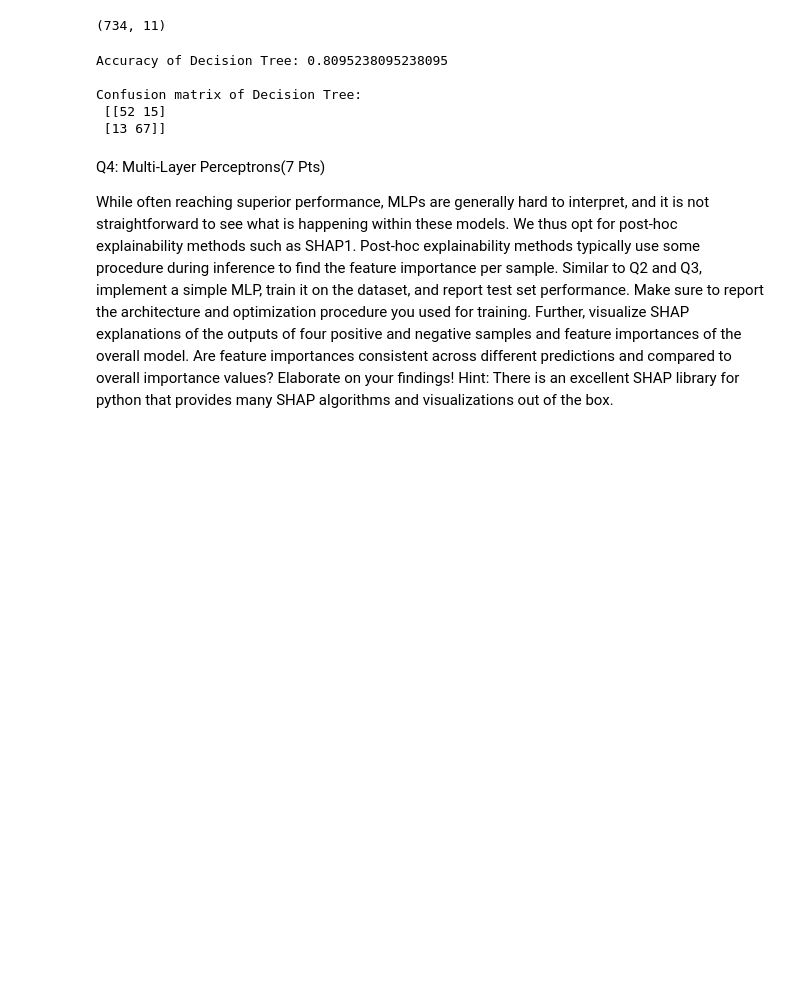
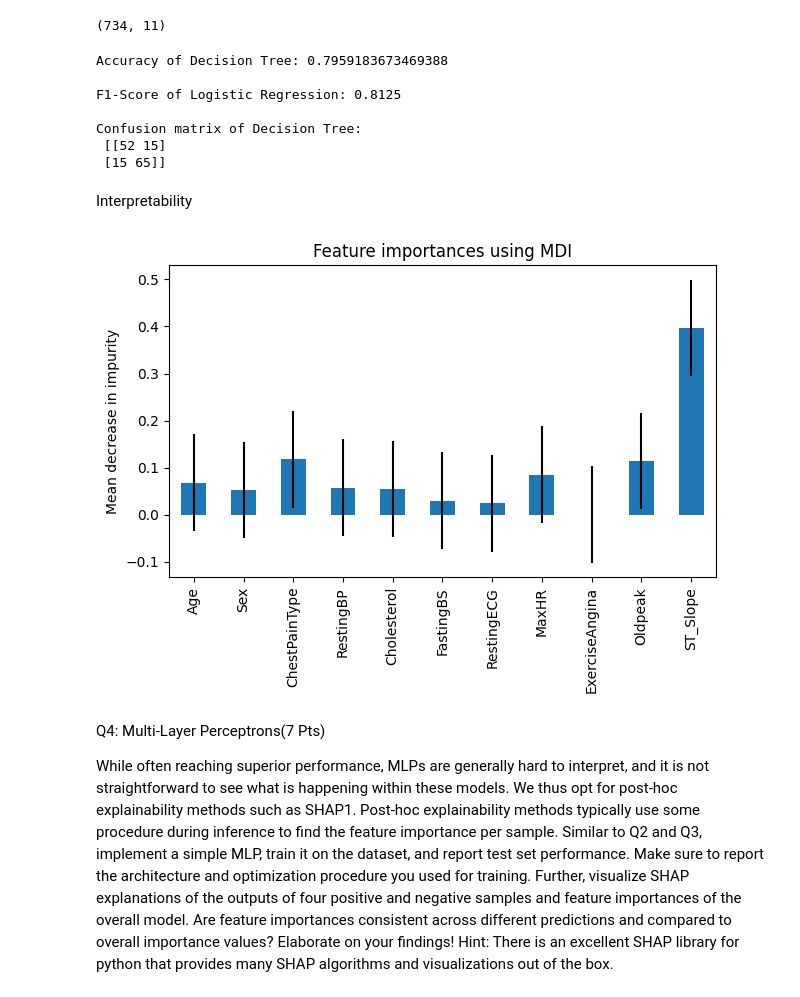
Before and after one commit to dagbelese/ETH-ML4H, a Jupyter notebook: Part 1 Heart Diseace Prediction/Heart Disease Prediction Dataset.ipynb, the cells around one changed output. Saved outputs shown, nothing was run; the diff lists cells and outputs as text; code cells hidden in the pictures; blank space fills up the shorter version.

Commit message:
Feature Importance

```diff
--- a/Part 1 Heart Diseace Prediction/Heart Disease Prediction Dataset.ipynb
+++ b/Part 1 Heart Diseace Prediction/Heart Disease Prediction Dataset.ipynb
@@ -249,15 +249,35 @@ y_pred = dt.predict(x_test)
 # Accuracy
 print("Accuracy of Decision Tree: {}\n".format(dt.score(x_test,y_test)))
 
+# F1-Score
+print("F1-Score of Logistic Regression: {}\n".format(f1_score(y_test,y_pred)))
+
 # Confusion matrix
 cm = confusion_matrix(y_test,y_pred)
 print("Confusion matrix of Decision Tree:\n {}".format(cm))
 # %% [output]
-Accuracy of Decision Tree: 0.8095238095238095
+Accuracy of Decision Tree: 0.7959183673469388
+
+F1-Score of Logistic Regression: 0.8125
 
 Confusion matrix of Decision Tree:
  [[52 15]
- [13 67]]
+ [15 65]]
+# %% [markdown]
+Interpretability
+# %%
+importances = dt.feature_importances_
+
+tree_importances = pd.Series(importances, index=x_data.columns)
+std=np.std(importances)
+
+fig, ax = plt.subplots()
+tree_importances.plot.bar(yerr=std, ax=ax)
+ax.set_title("Feature importances using MDI")
+ax.set_ylabel("Mean decrease in impurity")
+fig.tight_layout()
+# %% [output]
+[figure, added]
 # %% [markdown]
 Q4: Multi-Layer Perceptrons(7 Pts)
 
```
Also changed, not shown: parts of 3 cells of this notebook, 1 other file.
